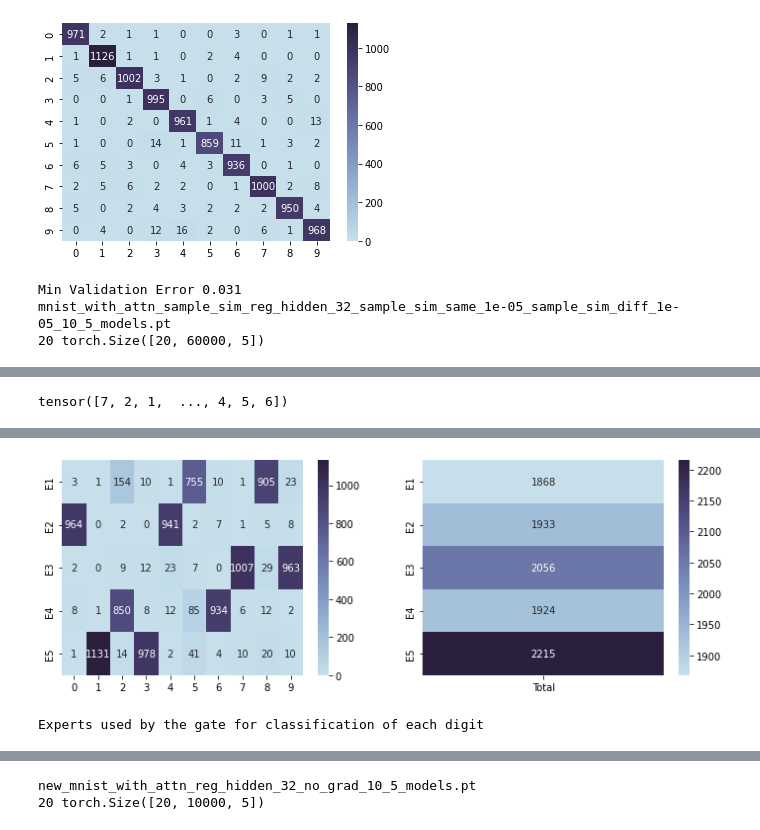
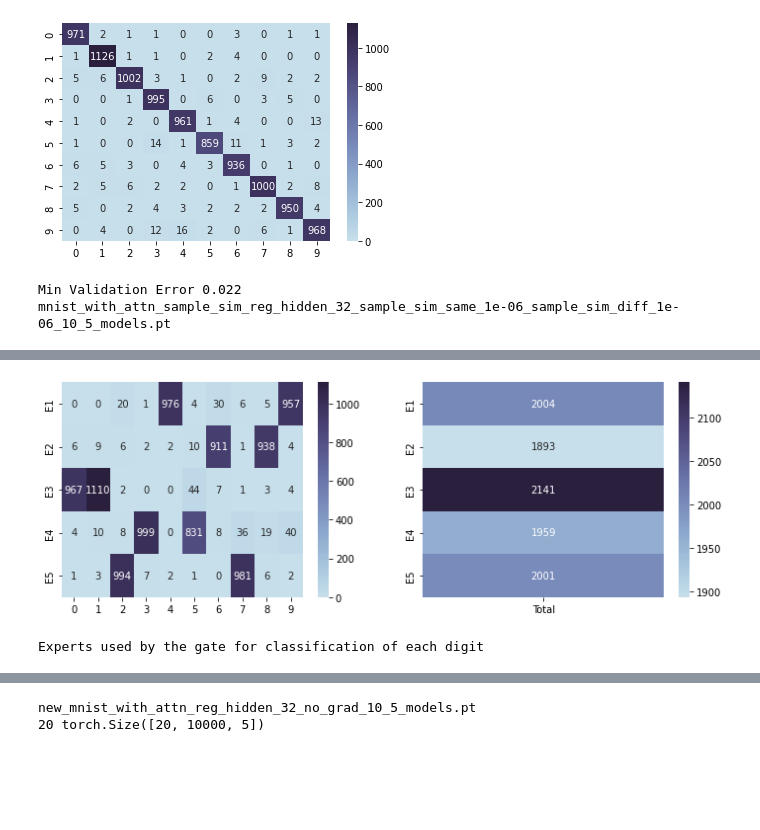
Before and after one commit to yamsgithub/modular_deep_learning, a Jupyter notebook: aaai_2022/notebooks/mnist_moe_with_attention.ipynb, the cells around one changed output, grey strips where cells are left out. Cells and saved outputs as stored; diff of their text form; code cells hidden in the pictures; blank space fills up the shorter version.

```diff
--- a/aaai_2022/notebooks/mnist_moe_with_attention.ipynb
+++ b/aaai_2022/notebooks/mnist_moe_with_attention.ipynb
@@ -1073,0 +1081,4 @@ w_sample_sim_same_range, w_sample_sim_diff_range
+# %%
+w_sample_sim_same_range = [1e-5]
+w_sample_sim_diff_range = [1e-6]
+w_sample_sim_same_range, w_sample_sim_diff_range
@@ -1209,11 +1252,10 @@ Experts used by the gate for classification of each digit
 # %%
 m = 'mnist_with_attn_sample_sim_reg_hidden_32'
 test_loader = testloader
-w_sample_sim_same_range = [1e-5]
-w_sample_sim_diff_range = [1e-5]
+w_sample_sim_same_range = [1e-6]
+w_sample_sim_diff_range =  [1e-6,1e-5,1e-4,1e-3,1e-2,1e-1]
 plot_expert_usage(m, test_loader, w_sample_sim_same_range=w_sample_sim_same_range, w_sample_sim_diff_range=w_sample_sim_diff_range,
                   classes=range(10),fig_path=fig_path, model_path=model_path )
 # %% [output]
-Min Validation Error 0.031
-mnist_with_attn_sample_sim_reg_hidden_32_sample_sim_same_1e-05_sample_sim_diff_1e-05_10_5_models.pt
-20 torch.Size([20, 60000, 5])
+Min Validation Error 0.022
+mnist_with_attn_sample_sim_reg_hidden_32_sample_sim_same_1e-06_sample_sim_diff_1e-06_10_5_models.pt
@@ -1221 +1262,0 @@ mnist_with_attn_sample_sim_reg_hidden_32_sample_sim_same_1e-05_sample_sim_diff_1
-tensor([7, 2, 1,  ..., 4, 5, 6])
@@ -1223,2 +1264,2 @@ tensor([7, 2, 1,  ..., 4, 5, 6])
-[figure, old version]
+[figure, new version]
-Experts used by the gate for classification of each digit
+Experts used by the gate for classification of each digit
```
Also changed, not shown: parts of 12 cells of this notebook.
